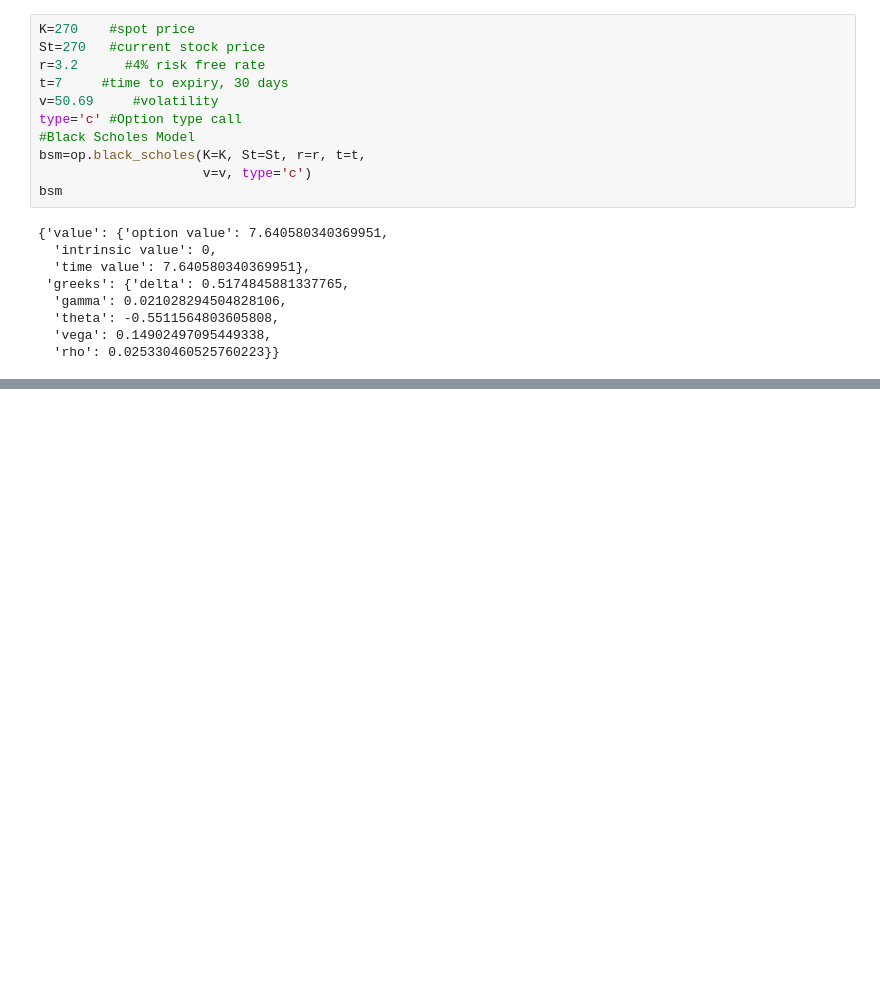
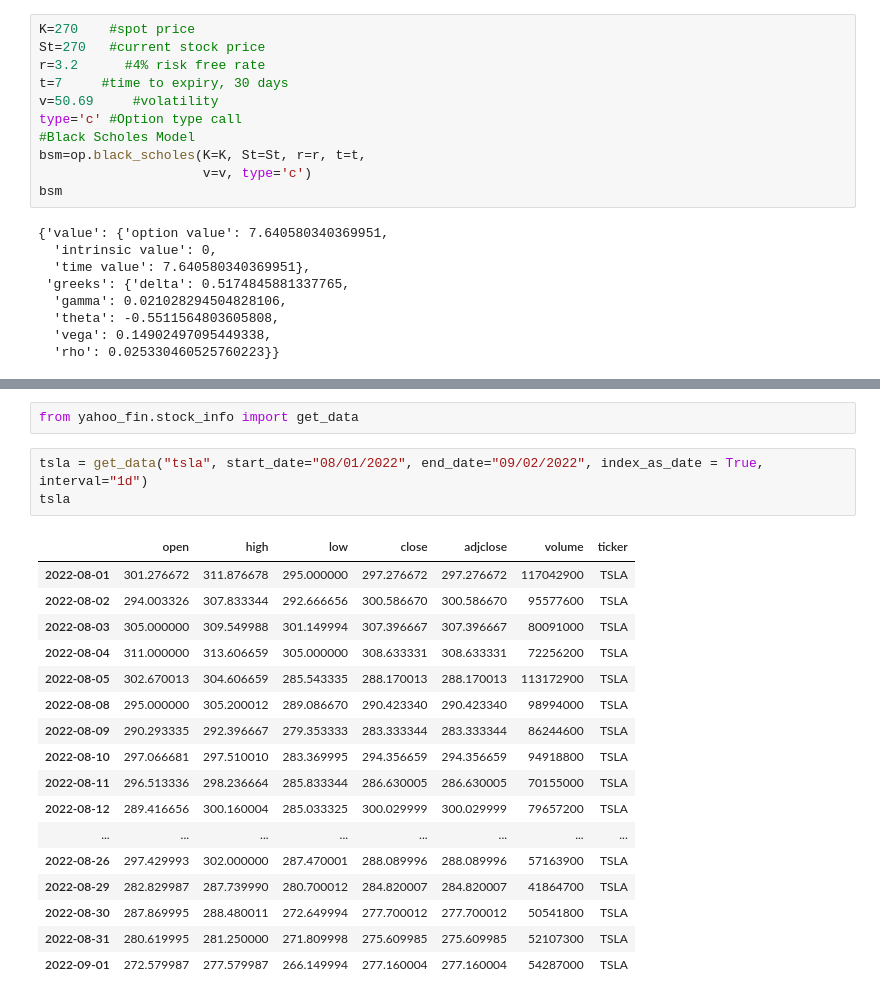
Before and after one commit to RupertDodkins/options_backtest, a Jupyter notebook: notebooks/RH_transactions.ipynb, the cells around one changed output, grey strips where cells are left out. Saved outputs shown, nothing was run; the diff lists cells and outputs as text; blank space fills up the shorter version.

```diff
--- a/notebooks/RH_transactions.ipynb
+++ b/notebooks/RH_transactions.ipynb
@@ -212,0 +231,23 @@ bsm['value']['option value'], bsm['greeks']
+# %%
+from yahoo_fin.stock_info import get_data
+# %%
+tsla = get_data("tsla", start_date="08/01/2022", end_date="09/02/2022", index_as_date = True, interval="1d")
+tsla
+# %% [output]
+|  | open | high | low | close | adjclose | volume | ticker |
+| 2022-08-01 | 301.276672 | 311.876678 | 295.000000 | 297.276672 | 297.276672 | 117042900 | TSLA |
+| 2022-08-02 | 294.003326 | 307.833344 | 292.666656 | 300.586670 | 300.586670 | 95577600 | TSLA |
+| 2022-08-03 | 305.000000 | 309.549988 | 301.149994 | 307.396667 | 307.396667 | 80091000 | TSLA |
+| 2022-08-04 | 311.000000 | 313.606659 | 305.000000 | 308.633331 | 308.633331 | 72256200 | TSLA |
+| 2022-08-05 | 302.670013 | 304.606659 | 285.543335 | 288.170013 | 288.170013 | 113172900 | TSLA |
+| 2022-08-08 | 295.000000 | 305.200012 | 289.086670 | 290.423340 | 290.423340 | 98994000 | TSLA |
+| 2022-08-09 | 290.293335 | 292.396667 | 279.353333 | 283.333344 | 283.333344 | 86244600 | TSLA |
+| 2022-08-10 | 297.066681 | 297.510010 | 283.369995 | 294.356659 | 294.356659 | 94918800 | TSLA |
+| 2022-08-11 | 296.513336 | 298.236664 | 285.833344 | 286.630005 | 286.630005 | 70155000 | TSLA |
+| 2022-08-12 | 289.416656 | 300.160004 | 285.033325 | 300.029999 | 300.029999 | 79657200 | TSLA |
+| ... | ... | ... | ... | ... | ... | ... | ... |
+| 2022-08-26 | 297.429993 | 302.000000 | 287.470001 | 288.089996 | 288.089996 | 57163900 | TSLA |
+| 2022-08-29 | 282.829987 | 287.739990 | 280.700012 | 284.820007 | 284.820007 | 41864700 | TSLA |
+| 2022-08-30 | 287.869995 | 288.480011 | 272.649994 | 277.700012 | 277.700012 | 50541800 | TSLA |
+| 2022-08-31 | 280.619995 | 281.250000 | 271.809998 | 275.609985 | 275.609985 | 52107300 | TSLA |
+| 2022-09-01 | 272.579987 | 277.579987 | 266.149994 | 277.160004 | 277.160004 | 54287000 | TSLA |
```
Also changed, not shown: parts of 8 cells of this notebook, 3 other files.
